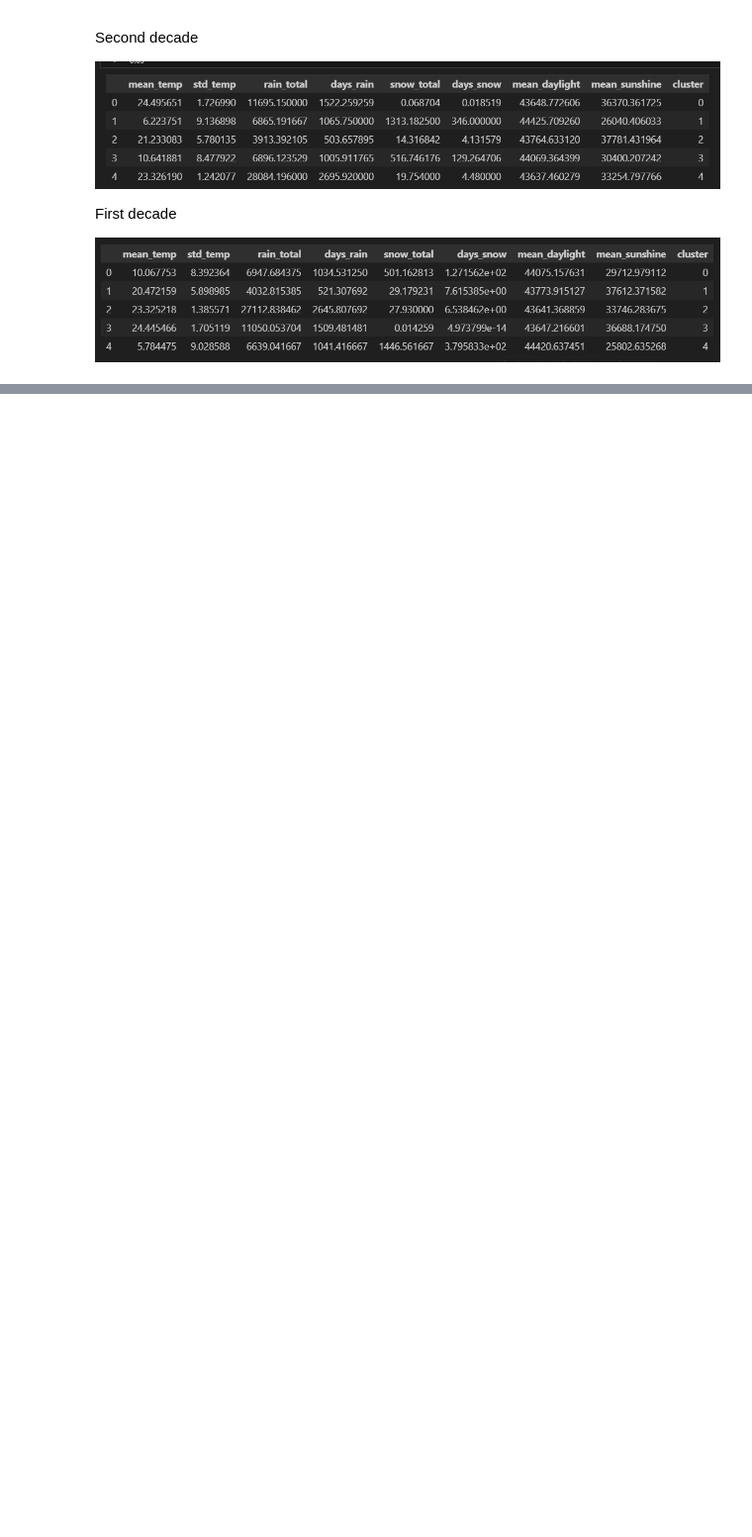
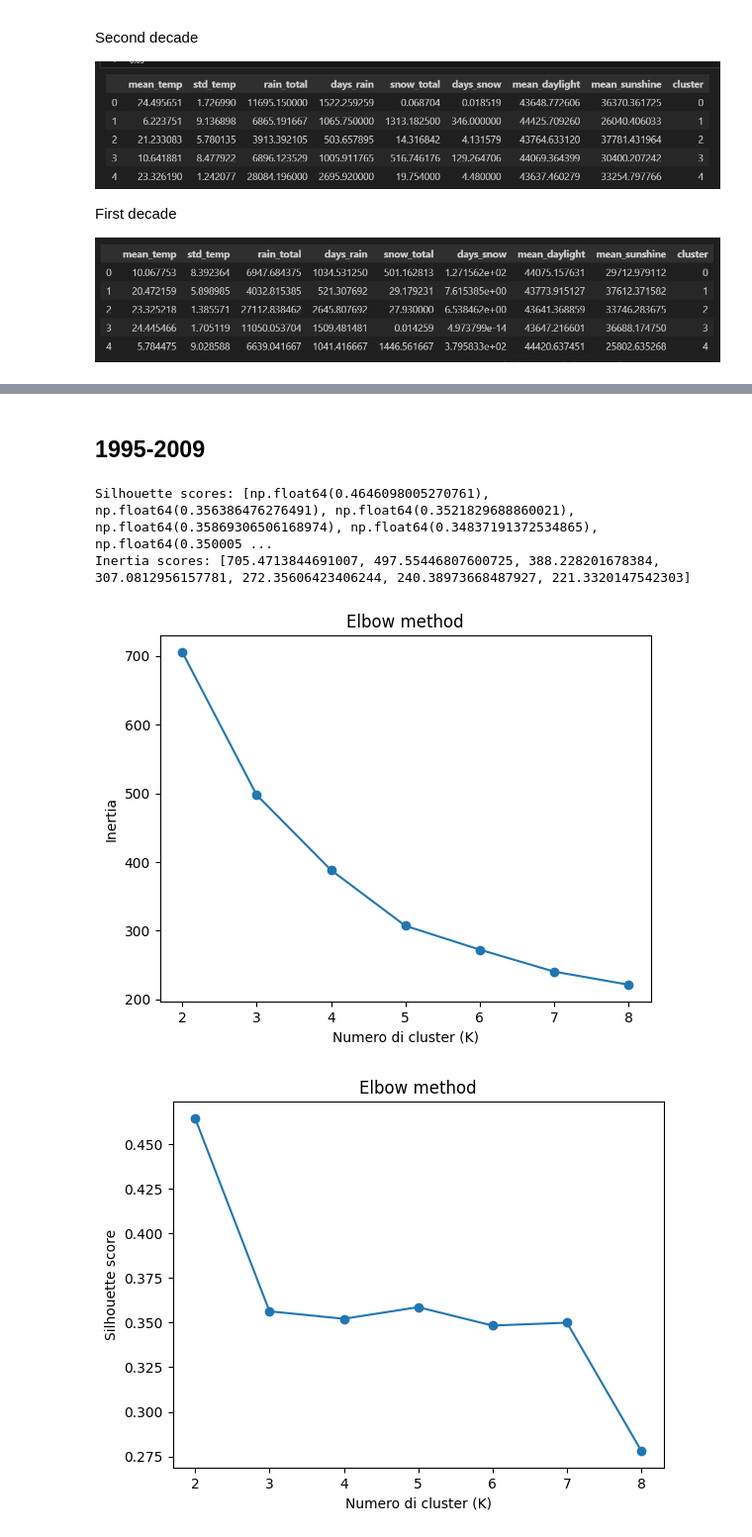
Before and after one commit to gabri17/Data-Mining-Project, a Jupyter notebook: cluster.ipynb, the cells around one changed output, grey strips where cells are left out. Shown at 99% size. Drawn from its saved outputs; the diff is of its cells as text; code cells hidden in the pictures; blank space fills up the shorter version.

Commit message:
clustering in decades and 15 years

```diff
--- a/cluster.ipynb
+++ b/cluster.ipynb
@@ -35,6 +35,13 @@ def get_decade(year):
     else:
         return 'Unknown'
 
+def get_group(year):
+    if year <= 2009:
+        return 1
+    else:
+        return 2
+
+
 
 df['date'] = pd.to_datetime(df['date'])
 
@@ -42,12 +49,13 @@ df['season'] = df['date'].dt.month.apply(get_season)
 df['temp_variation'] = df['temp_max_c'] - df['temp_min_c']
 df['year'] = df['date'].dt.year
 df['decade'] = df['year'].apply(get_decade)
+df['group'] = df['year'].apply(get_group)
 
 #We'll need it later
 capital_to_country = df[['capital', 'country']].drop_duplicates().set_index('capital')['country'].to_dict()
 #Columns to drop
 
-columns_to_keep = ['temp_mean_c_approx', 'rain_mm', 'snow_mm', 'windspeed_10m_max_kmh', 'temp_variation', 'sunshine_duration_s', 'daylight_duration_s', 'capital', 'year', 'season', 'date', 'decade']
+columns_to_keep = ['temp_mean_c_approx', 'rain_mm', 'snow_mm', 'windspeed_10m_max_kmh', 'temp_variation', 'sunshine_duration_s', 'daylight_duration_s', 'capital', 'year', 'season', 'date', 'decade', 'group']
 df = df[columns_to_keep]
 # %%
 # Aggregazioni globali
@@ -1077,0 +1114,6 @@ First decade
+# %%
+df_clusters_g1 = aggregation_per_capital_group[aggregation_per_capital_group["group"] == 1]
+print(df_clusters_g1.head(5))
+
+df_clusters_g2 = aggregation_per_capital_group[aggregation_per_capital_group["group"] == 2]
+print(df_clusters_g2.head(5))
@@ -1077,0 +1138,41 @@ First decade
+# %% [markdown]
+## 1995-2009
+# %%
+# Scaling
+features = ['mean_temp', 'std_temp', 'rain_total', 'days_rain', 'snow_total', 'days_snow', 'mean_daylight', 'mean_sunshine']
+X = df_clusters_g1[features].copy()
+
+#Log transform per asimmetria - consigliato ma da capire
+#X["rain_total"] = np.log1p(X["rain_total"])
+#X["snow_total"] = np.log1p(X["snow_total"])
+
+#X.head(5)
+
+scaler = StandardScaler()
+X_scaled = scaler.fit_transform(X)
+
+from sklearn.cluster import KMeans
+from sklearn.metrics import silhouette_score
+
+sil_scores = []
+inertia = []
+
+K_range = range(2, 9)
+
+for k in range(2, 9):
+    km = KMeans(n_clusters=k, random_state=42, n_init=20)
+    labels = km.fit_predict(X_scaled)
+    sil_scores.append(silhouette_score(X_scaled, labels))
+    inertia.append(km.inertia_)
+
+print(f"Silhouette scores: {sil_scores}")
+print(f"Inertia scores: {inertia}")
+
+
+plot_inertia(inertia, K_range)
+plot_silhouette(sil_scores, K_range)
+# %% [output]
+Silhouette scores: [np.float64(0.4646098005270761), np.float64(0.356386476276491), np.float64(0.3521829688860021), np.float64(0.35869306506168974), np.float64(0.34837191372534865), np.float64(0.350005 ...
+Inertia scores: [705.4713844691007, 497.55446807600725, 388.228201678384, 307.0812956157781, 272.35606423406244, 240.38973668487927, 221.3320147542303]
+[figure, added]
+[figure, added]
```
Also changed, not shown: parts of 13 cells of this notebook.
